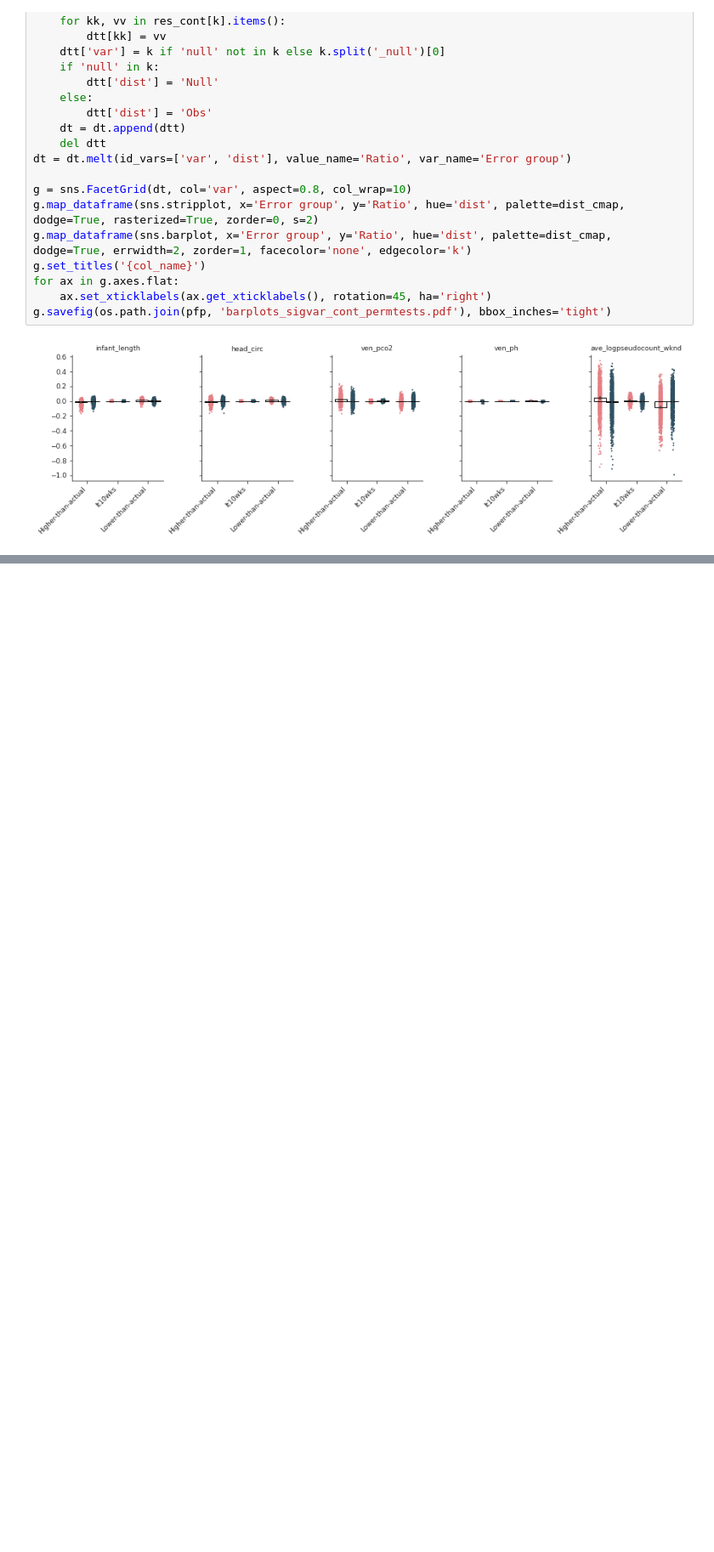
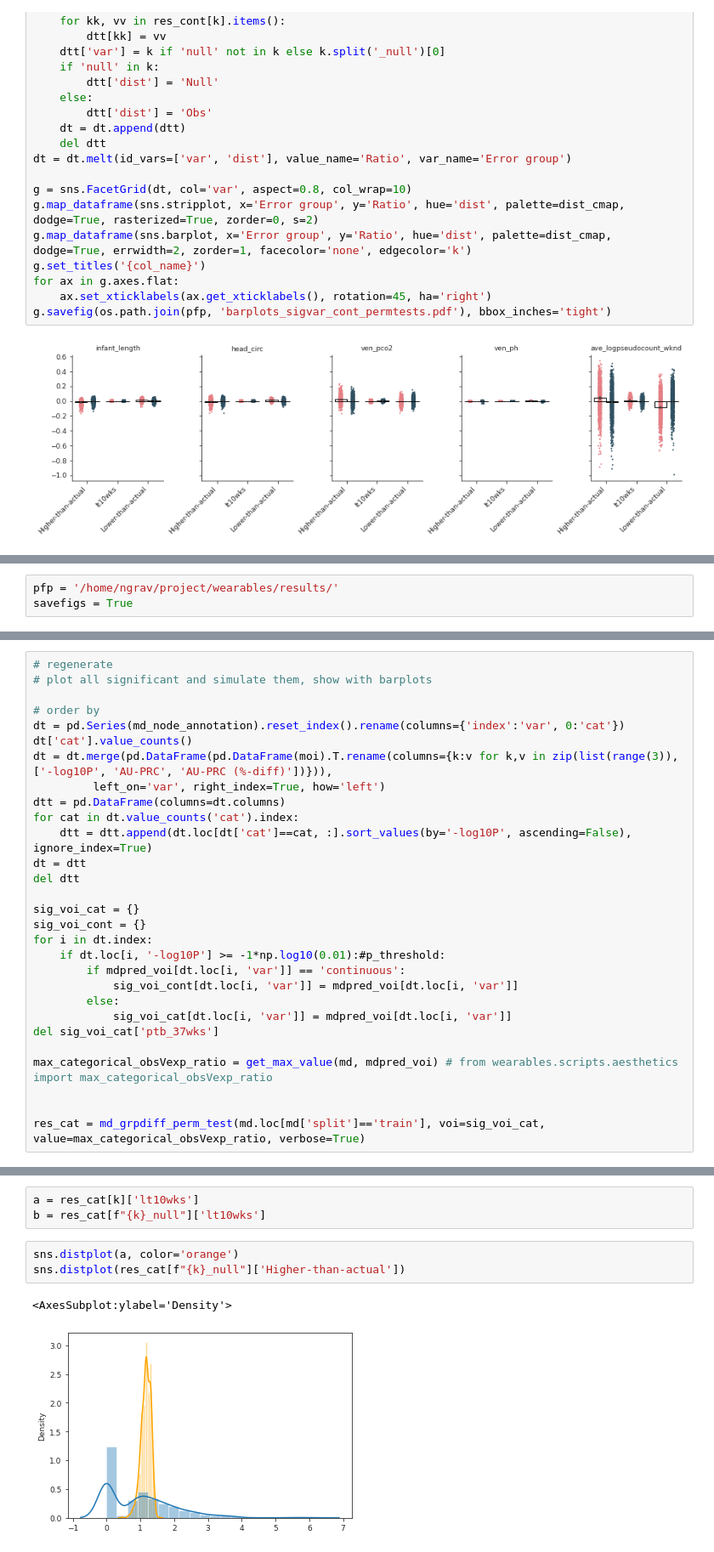
Before and after one commit to nealgravindra/wearables, a Jupyter notebook: notebooks/eval_error_analysis.ipynb, the cells around one changed output, grey strips where cells are left out. Shown at 85% size. Saved outputs shown, nothing was run; the diff lists cells and outputs as text; blank space fills up the shorter version.

```diff
--- a/notebooks/eval_error_analysis.ipynb
+++ b/notebooks/eval_error_analysis.ipynb
@@ -1290,0 +1296,3 @@ g.savefig(os.path.join(pfp, 'barplots_sigvar_cont_permtests.pdf'), bbox_inches='
+# %%
+pfp = '/home/ngrav/project/wearables/results/'
+savefigs = True
@@ -1290,0 +1328,29 @@ g.savefig(os.path.join(pfp, 'barplots_sigvar_cont_permtests.pdf'), bbox_inches='
+# %%
+# regenerate
+# plot all significant and simulate them, show with barplots
+
+# order by
+dt = pd.Series(md_node_annotation).reset_index().rename(columns={'index':'var', 0:'cat'})
+dt['cat'].value_counts()
+dt = dt.merge(pd.DataFrame(pd.DataFrame(moi).T.rename(columns={k:v for k,v in zip(list(range(3)), ['-log10P', 'AU-PRC', 'AU-PRC (%-diff)'])})),
+         left_on='var', right_index=True, how='left')
+dtt = pd.DataFrame(columns=dt.columns)
+for cat in dt.value_counts('cat').index:
+    dtt = dtt.append(dt.loc[dt['cat']==cat, :].sort_values(by='-log10P', ascending=False), ignore_index=True)
+dt = dtt
+del dtt
+
+sig_voi_cat = {}
+sig_voi_cont = {}
+for i in dt.index:
+    if dt.loc[i, '-log10P'] >= -1*np.log10(0.01):#p_threshold:
+        if mdpred_voi[dt.loc[i, 'var']] == 'continuous':
+            sig_voi_cont[dt.loc[i, 'var']] = mdpred_voi[dt.loc[i, 'var']]
+        else:
+            sig_voi_cat[dt.loc[i, 'var']] = mdpred_voi[dt.loc[i, 'var']]
+del sig_voi_cat['ptb_37wks']
+
+max_categorical_obsVexp_ratio = get_max_value(md, mdpred_voi) # from wearables.scripts.aesthetics import max_categorical_obsVexp_ratio
+
+
+res_cat = md_grpdiff_perm_test(md.loc[md['split']=='train'], voi=sig_voi_cat, value=max_categorical_obsVexp_ratio, verbose=True)
@@ -1290,0 +1410,9 @@ g.savefig(os.path.join(pfp, 'barplots_sigvar_cont_permtests.pdf'), bbox_inches='
+# %%
+a = res_cat[k]['lt10wks']
+b = res_cat[f"{k}_null"]['lt10wks']
+# %%
+sns.distplot(a, color='orange')
+sns.distplot(res_cat[f"{k}_null"]['Higher-than-actual'])
+# %% [output]
+<AxesSubplot:ylabel='Density'>
+[figure, added]
```
Also changed, not shown: parts of 16 cells of this notebook.
